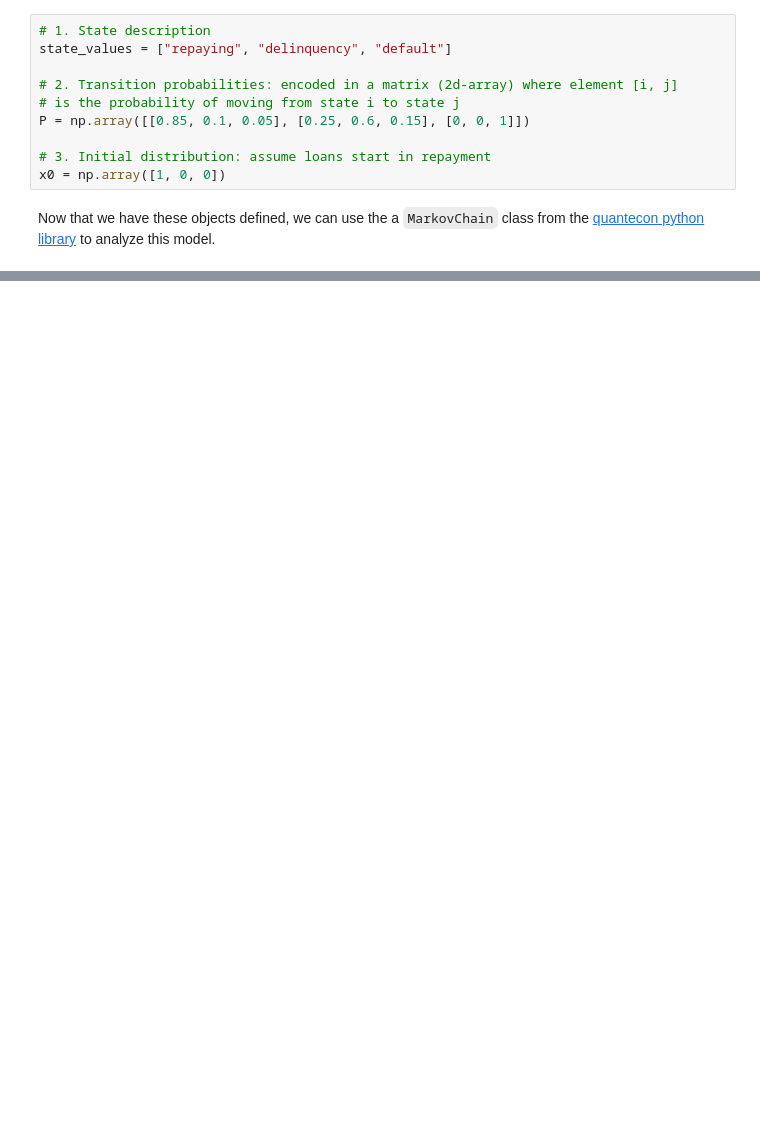
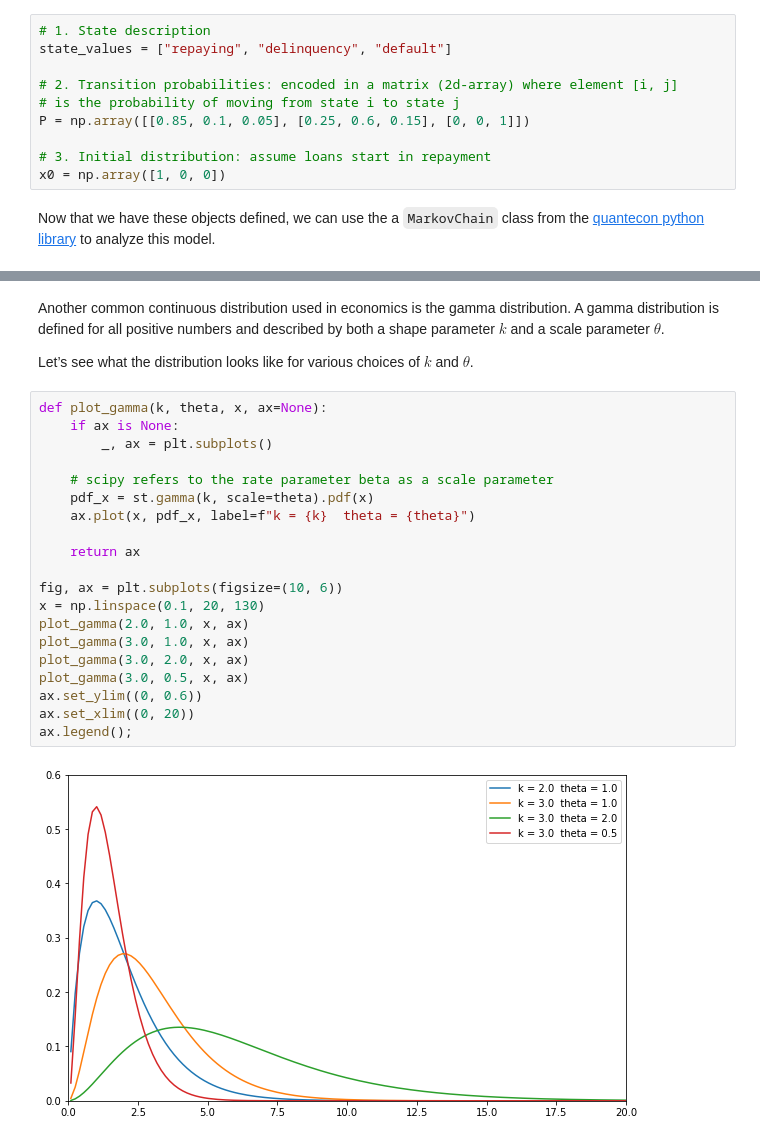
Before and after one commit to beauvilerobed/ds-ml-notes-projects-and-tutorials, a Jupyter notebook: projects/intro-to-economic-modeling-and-ds/scientific-computing/randomness.ipynb, the cells around one changed output, grey strips where cells are left out. Saved outputs shown, nothing was run; the diff lists cells and outputs as text; blank space fills up the shorter version.

```diff
--- a/projects/intro-to-economic-modeling-and-ds/scientific-computing/randomness.ipynb
+++ b/projects/intro-to-economic-modeling-and-ds/scientific-computing/randomness.ipynb
@@ -406,0 +520,26 @@ Now that we have these objects defined, we can use the a `MarkovChain` class fro
+# %% [markdown]
+Another common continuous distribution used in economics is the gamma distribution. A gamma distribution is defined for all positive numbers and described by both a shape parameter $k$ and a scale parameter $\theta$.
+
+Let’s see what the distribution looks like for various choices of $k$ and $\theta$.
+# %%
+def plot_gamma(k, theta, x, ax=None):
+    if ax is None:
+        _, ax = plt.subplots()
+
+    # scipy refers to the rate parameter beta as a scale parameter
+    pdf_x = st.gamma(k, scale=theta).pdf(x)
+    ax.plot(x, pdf_x, label=f"k = {k}  theta = {theta}")
+
+    return ax
+
+fig, ax = plt.subplots(figsize=(10, 6))
+x = np.linspace(0.1, 20, 130)
+plot_gamma(2.0, 1.0, x, ax)
+plot_gamma(3.0, 1.0, x, ax)
+plot_gamma(3.0, 2.0, x, ax)
+plot_gamma(3.0, 0.5, x, ax)
+ax.set_ylim((0, 0.6))
+ax.set_xlim((0, 20))
+ax.legend();
+# %% [output]
+[figure, added]
```
Also changed, not shown: parts of 20 cells of this notebook.
